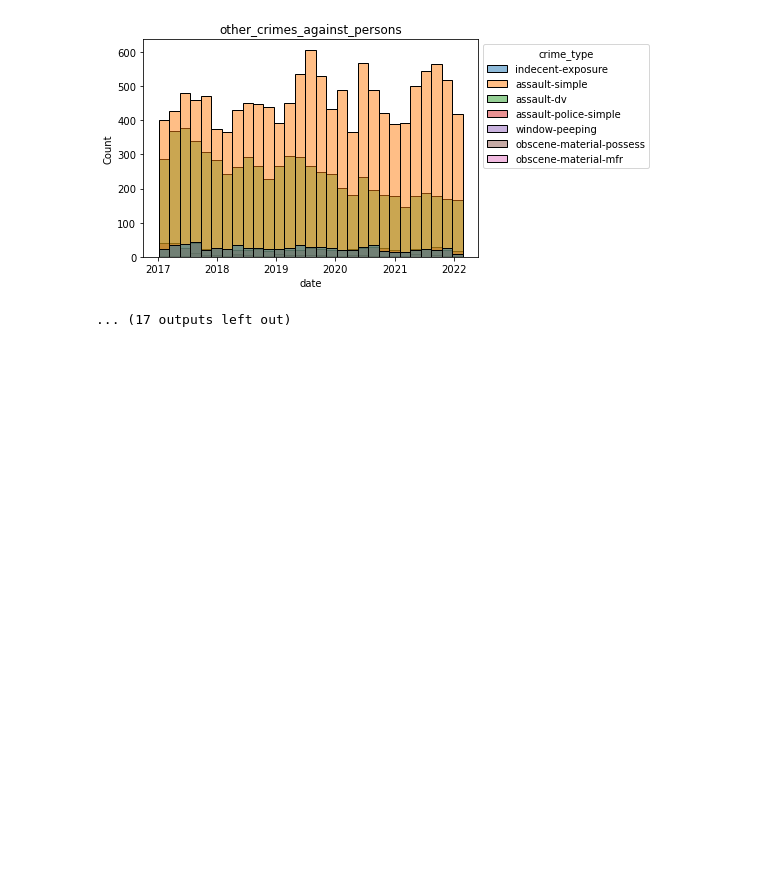
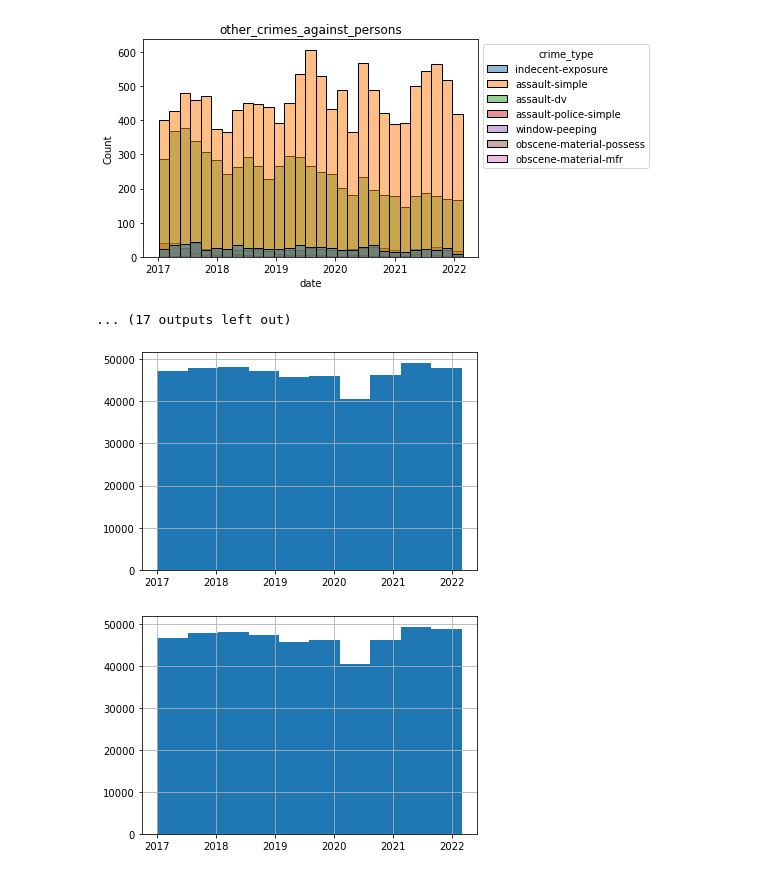
Before and after one commit to Seismic-Striker/Springboard_and_Datacamp, a Jupyter notebook: Denver Crime Data/Denver Crime EDA.ipynb, the cells around one changed output. Drawn from its saved outputs; the diff is of its cells as text; code cells hidden in the pictures; blank space fills up the shorter version.

```diff
--- a/Denver Crime Data/Denver Crime EDA.ipynb
+++ b/Denver Crime Data/Denver Crime EDA.ipynb
@@ -368,3 +368,11 @@ date
 other_crimes_against_persons
 [figure]
 ... (17 outputs left out)
+# %%
+df.date.hist()
+plt.show()
+df.reported.hist()
+plt.show()
+# %% [output]
+[figure, added]
+[figure, added]
```
Also changed, not shown: parts of 4 cells of this notebook, 7 other files.
